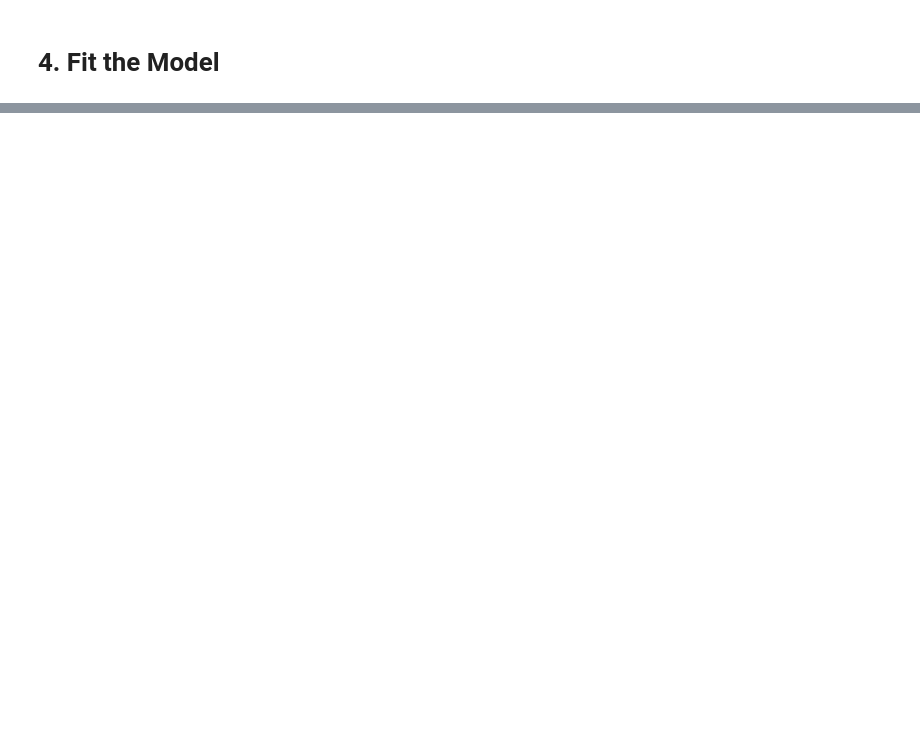
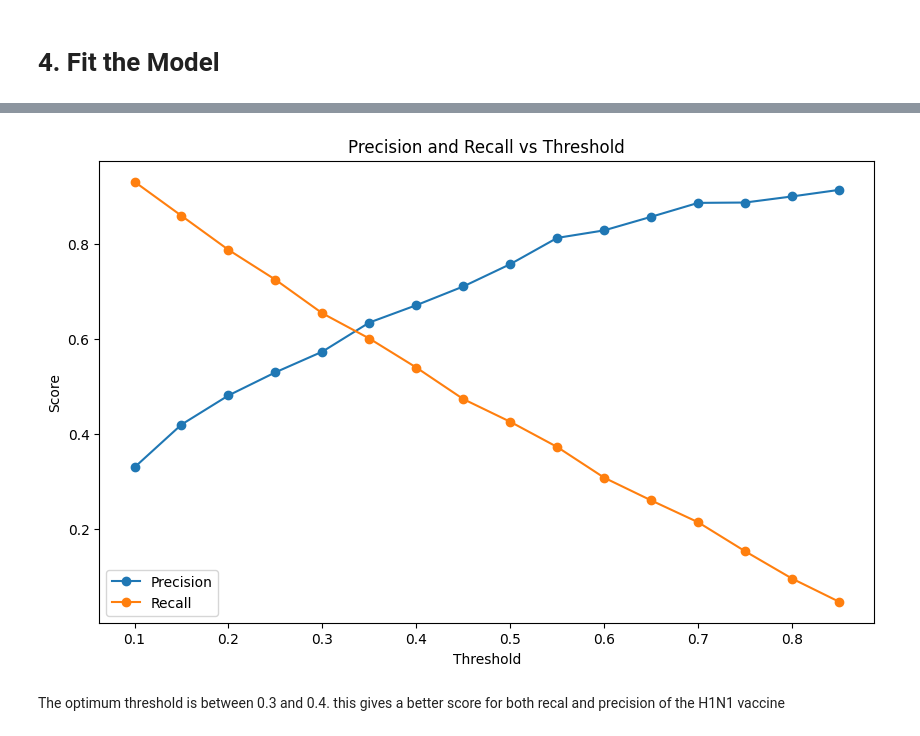
Before and after one commit to Amoitw/Predicting-Vaccines-Uptake, a Jupyter notebook: notebook.ipynb, the cells around one changed output, grey strips where cells are left out. Saved outputs shown, nothing was run; the diff lists cells and outputs as text; code cells hidden in the pictures; blank space fills up the shorter version.

Commit message:
Fit Models and Evaluated

```diff
--- a/notebook.ipynb
+++ b/notebook.ipynb
@@ -477,4 +524,10 @@ X_test_scaled shape: (5342, 69)
 # Fit Logistic Regression Model
 logistic_model = LogisticRegression(max_iter=1000, random_state=42)
 # Fit the model
-logistic_model.fit(X_train_scaled, y_train)
+
+# For seasonal vaccine uptake
+logistic_model.fit(X_train_scaled, y_train_seasonal)
+
+# make predictions
+y_pred_seasonal = logistic_model.predict(X_test_scaled)
+y_proba_seasonal = logistic_model.predict_proba(X_test_scaled)[:, 1]
@@ -482,0 +751,23 @@ ValueError: y should be a 1d array, got an array of shape (21365, 2) instead.
+# %%
+# Tuning the Random Forest model
+
+# Get probabilities for the positive class
+y_proba_rf = rfc.predict_proba(x_test_scaled_h1n1)[:, 1]
+
+# Define thresholds and calculate precision, recall, and F1 score for each threshold
+thresholds = np.arange(0.1, 0.9, 0.05)
+results = []
+
+for t in thresholds:
+    y_pred_thresh = (y_proba_rf >= t).astype(int)
+    precision, recall, f1, _ = precision_recall_fscore_support(
+        y_test_h1n1, y_pred_thresh, average='binary'
+    )
+    results.append((t, precision, recall, f1))
+
+    # Print the results for each threshold
+    print(f"Threshold: {t:.2f}, Precision: {precision:.2f}, Recall: {recall:.2f}, F1 Score: {f1:.2f}")
+
+# Convert results to DataFrame for better visualization
+results_df = pd.DataFrame(results, columns=['Threshold', 'Precision', 'Recall', 'F1 Score'])
+print(results_df)
@@ -482,0 +792,14 @@ ValueError: y should be a 1d array, got an array of shape (21365, 2) instead.
+# %%
+# plot the results
+plt.figure(figsize=(10, 6))
+plt.plot(results_df['Threshold'], results_df['Precision'], label='Precision', marker='o')
+plt.plot(results_df['Threshold'], results_df['Recall'], label='Recall', marker='o')
+plt.title('Precision and Recall vs Threshold')
+plt.xlabel('Threshold')
+plt.ylabel('Score')
+plt.legend()
+plt.show()
+# %% [output]
+[figure, added]
+# %% [markdown]
+The optimum threshold is between 0.3 and 0.4. this gives a better score for both recal and precision of the H1N1 vaccine
```
Also changed, not shown: parts of 33 cells of this notebook.
